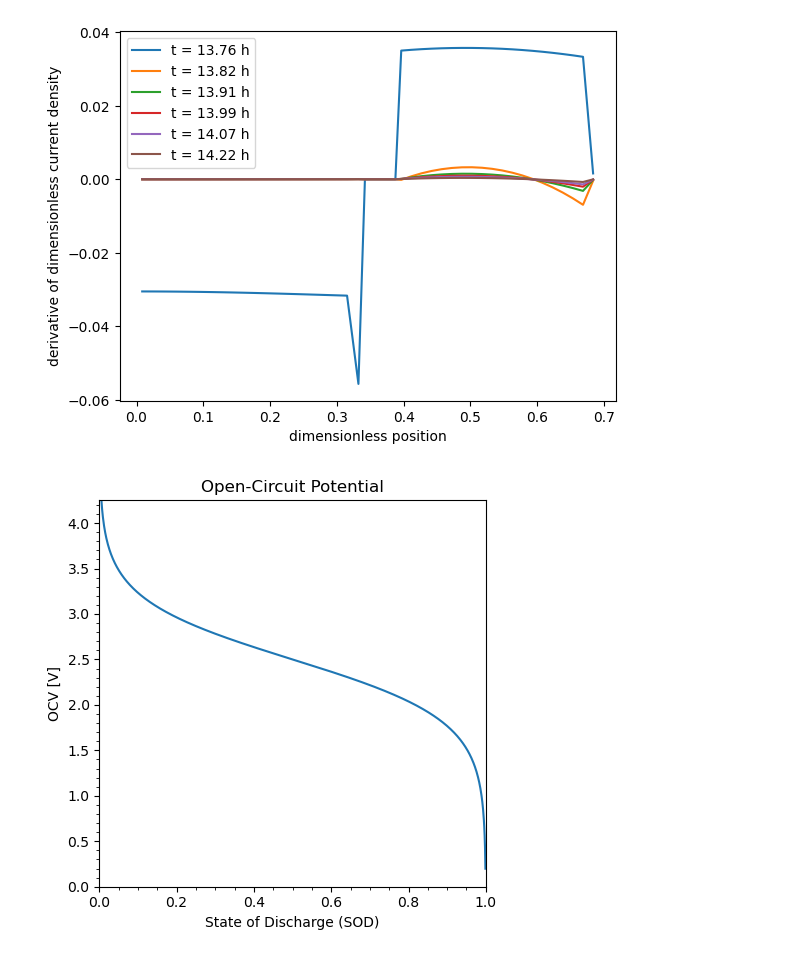
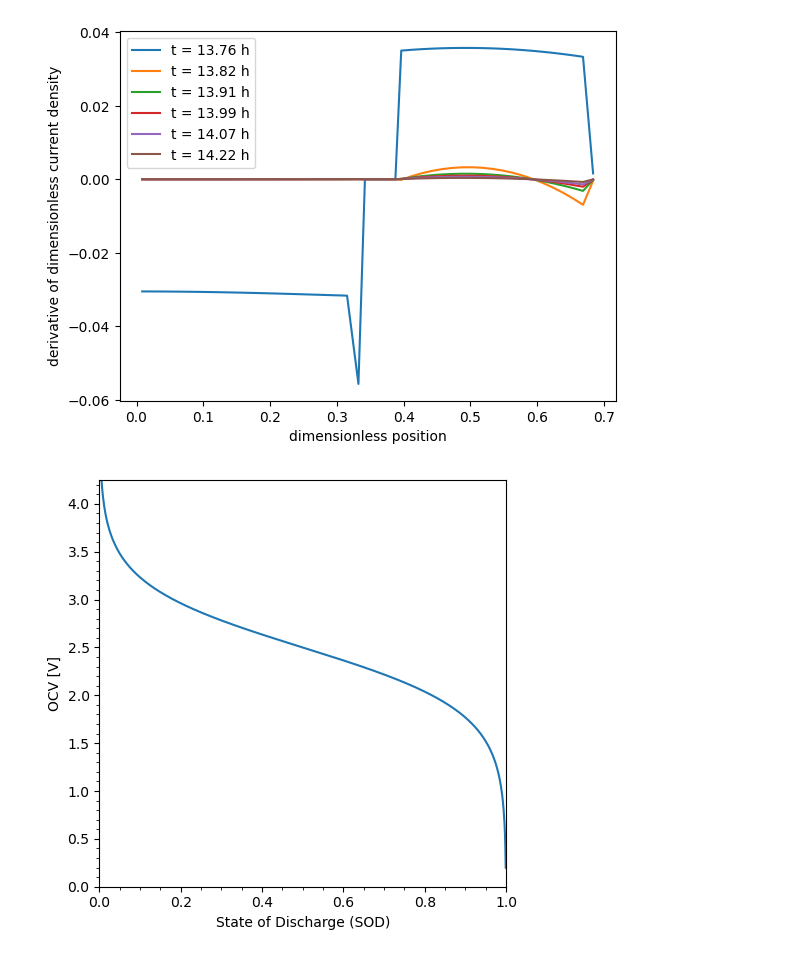
Before and after one commit to molel-gt/ssb, a Jupyter notebook: chemo-mechanics.ipynb, the cells around one changed output. Cells and saved outputs as stored; diff of their text form; code cells hidden in the pictures.

Commit message:
nice plot

```diff
--- a/chemo-mechanics.ipynb
+++ b/chemo-mechanics.ipynb
@@ -108,14 +108,13 @@ def ocv(sod, L=1, k=2):
 # %%
 sods = np.linspace(0, 1, num=1000)
 fig, ax = plt.subplots()
 ax.plot(sods, ocv(sods, k=3))
 ax.set_ylim([0, 4.25]);
 ax.set_xlim([0, 1]);
 ax.set_box_aspect(1);
-ax.set_title("Open-Circuit Potential");
 ax.set_xlabel('State of Discharge (SOD)');
 ax.set_ylabel('OCV [V]');
 ax.minorticks_on();
 plt.tight_layout();
 # %% [output]
-[figure, old version]
+[figure, new version]
```
